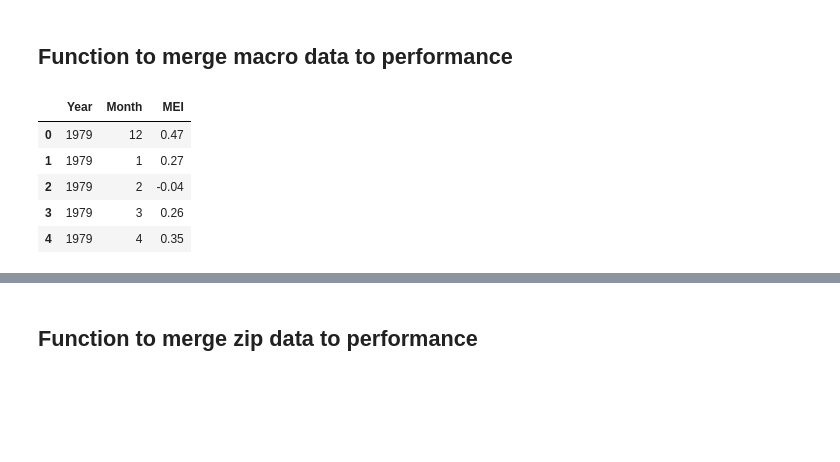
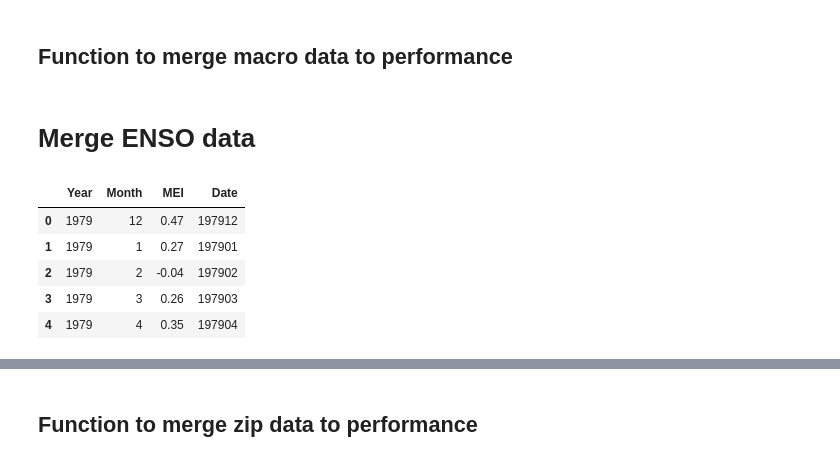
Before and after one commit to yannickpichardo/master_thesis, a Jupyter notebook: main_data.ipynb, the cells around one changed output, grey strips where cells are left out. Cells and saved outputs as stored; diff of their text form; code cells hidden in the pictures; blank space fills up the shorter version.

```diff
--- a/main_data.ipynb
+++ b/main_data.ipynb
@@ -148,3 +218,6 @@ dict_keys(['fm_1999', 'fm_2000', 'fm_2001', 'fm_2002', 'fm_2003', 'fm_2004', 'fm
+# %%
+with open("../Data/mortgage_data/fm_datasets.pickle", "rb") as f:
+    fm_datasets = pickle.load(f)
 # %% [markdown]
 ## Function to merge macro data to performance
 # %%
@@ -172,17 +241,51 @@ def merge_macro_data(perf_data, macro_data, perf_date_col, macro_date_col):
 
 # Sample usage of the functions can be provided if datasets are available.
 # For now, these functions are generic and can be adapted to actual data.
+# %%
+def extract_year(value):
+    value = str(value)
+    if len(value) == 4:
+        return value
+    else:
+        try:
+            # Handle dates like "2022-01-15"
+            return datetime.strptime(value, "%Y-%m-%d").year
+        except:
+            try:
+                # Handle dates like "202201"
+                return datetime.strptime(value, "%Y%m").year
+            except:
+                return value
+
+def extract_month(value):
+    value = str(value)
+    try:
+        # Handle month names like "Dec", "Jan", etc.
+        return datetime.strptime(value, "%b").month
+    except:
+        try:
+            # Handle dates like "2022-01-15"
+            return datetime.strptime(value, "%Y-%m-%d").month
+        except:
+            try:
+                # Handle dates like "202201" or "20221"
+                return datetime.strptime(value, "%Y%m").month
+            except:
+                return value  #or some default value
+#function that takes month column and year column and returns a "YYYYmm" string
+# %% [markdown]
+# Merge ENSO data
 # %%
-from datetime import datetime
 #Load enso_mei_long.csv
 enso_mei_long = pd.read_csv("../Data/enso_mei_long.csv")
 #Transform Month Dec to 12, Jan to 1, Feb to 2, etc.
-enso_mei_long['Month'] = enso_mei_long['Month'].apply(lambda x: datetime.strptime(x, "%b").month)
+enso_mei_long['Month'] = enso_mei_long['Month'].apply(extract_month)
+enso_mei_long['Date'] = enso_mei_long.apply(lambda row: f"{row['Year'].astype(int)}{row['Month'].astype(int):02}", axis = 1)
 enso_mei_long.head()
 # %% [output]
-|  | Year | Month | MEI |
-| 0 | 1979 | 12 | 0.47 |
-| 1 | 1979 | 1 | 0.27 |
-| 2 | 1979 | 2 | -0.04 |
-| 3 | 1979 | 3 | 0.26 |
-| 4 | 1979 | 4 | 0.35 |
+|  | Year | Month | MEI | Date |
+| 0 | 1979 | 12 | 0.47 | 197912 |
+| 1 | 1979 | 1 | 0.27 | 197901 |
+| 2 | 1979 | 2 | -0.04 | 197902 |
+| 3 | 1979 | 3 | 0.26 | 197903 |
+| 4 | 1979 | 4 | 0.35 | 197904 |
```
Also changed, not shown: parts of 32 cells of this notebook, 3 other files.
